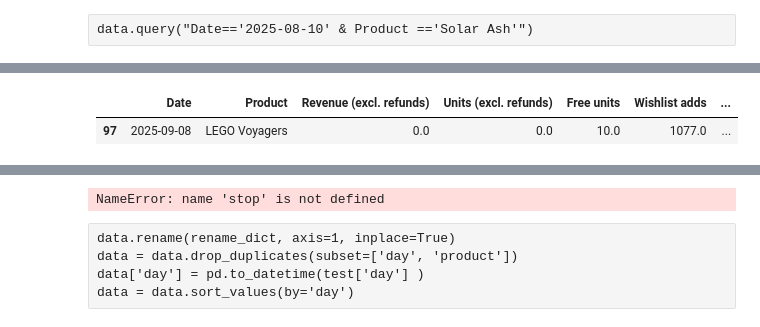
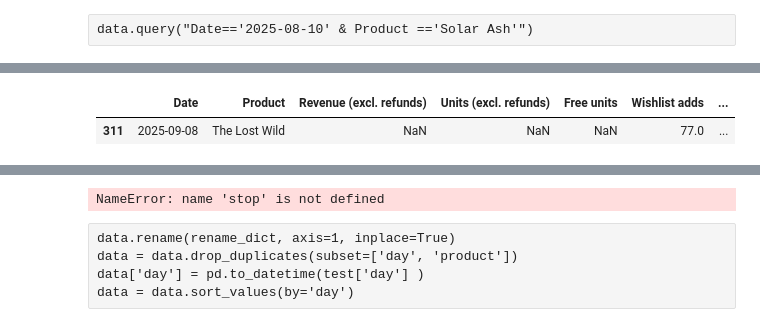
Before and after one commit to dougsack/IndieBI-Sales-EDA, a Jupyter notebook: MainFile_IBI_API.ipynb, the cells around one changed output, grey strips where cells are left out. Saved outputs shown, nothing was run; the diff lists cells and outputs as text; code cells hidden in the pictures.

```diff
--- a/MainFile_IBI_API.ipynb
+++ b/MainFile_IBI_API.ipynb
@@ -58,6 +70,6 @@ Index(['date', 'unique_sku_id', 'base_sku_id', 'human_name', 'product_id',
       dtype='object')
 # %%
-df_wl = df_wl.groupby(["date",'product_name'])[['adds','non_owner_visits','non_owner_impressions']].sum().sort_values(by='date',ascending=False).reset_index()
+df_wl = df_wl.groupby(["date",'product_name'])[['adds','deletes','purchases_activations_gifts','non_owner_visits','non_owner_impressions']].sum().sort_values(by='date',ascending=False).reset_index()
 # %%
 df = df.groupby(["date",'product_name'])[['all_units','units_returned','units_freely_distributed','units_sold_in_retail','gross_revenue', 'gross_returned']].sum().sort_values(by='date',ascending=False).reset_index()
 # %%
@@ -151,12 +165,12 @@ data[['Date', 'Product', 'Revenue (excl. refunds)', 'Units (excl. refunds)',
 # %%
 export_df = data[['Date', 'Product', 'Revenue (excl. refunds)', 'Units (excl. refunds)',
        'Free units', 'Wishlist adds', 'Non-owner visits',
-       'Non-owner impressions', 'Refunded units']].sort_values(by='Date')
+       'Non-owner impressions', 'Refunded units','wl_deletes','wl_activations']].sort_values(by='Date')
 
-export_df.query("Date=='2025-09-08' & Product =='LEGO Voyagers'")
+export_df.query("Date=='2025-09-08' & Product =='The Lost Wild'")
 # %% [output]
 |  | Date | Product | Revenue (excl. refunds) | Units (excl. refunds) | Free units | Wishlist adds | ... |
-| 97 | 2025-09-08 | LEGO Voyagers | 0.0 | 0.0 | 10.0 | 1077.0 | ... |
+| 311 | 2025-09-08 | The Lost Wild | NaN | NaN | NaN | 77.0 | ... |
 # %%
 export_df.tail()
 # %% [output]
```
Also changed, not shown: parts of 10 cells of this notebook, 4 other files.
